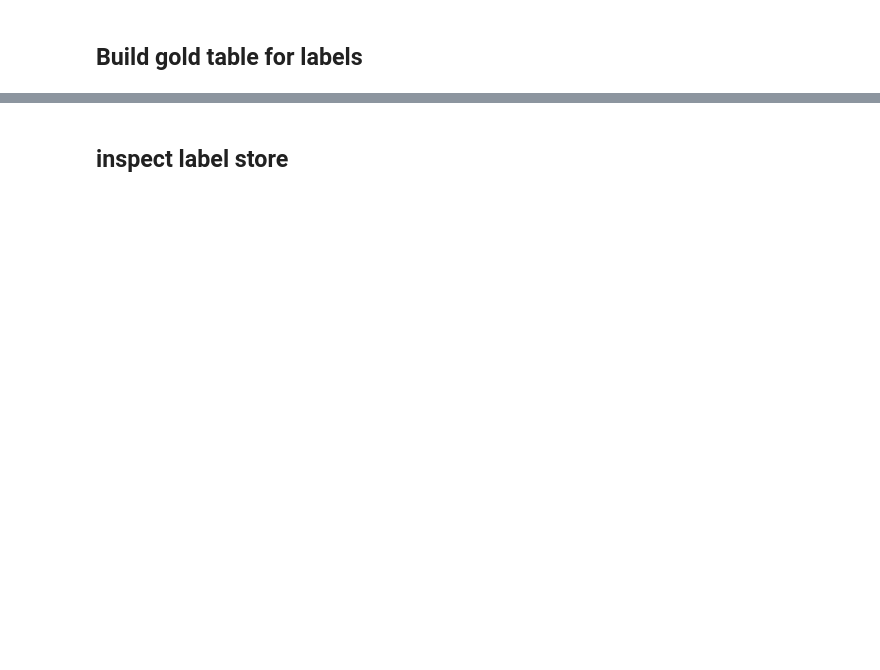
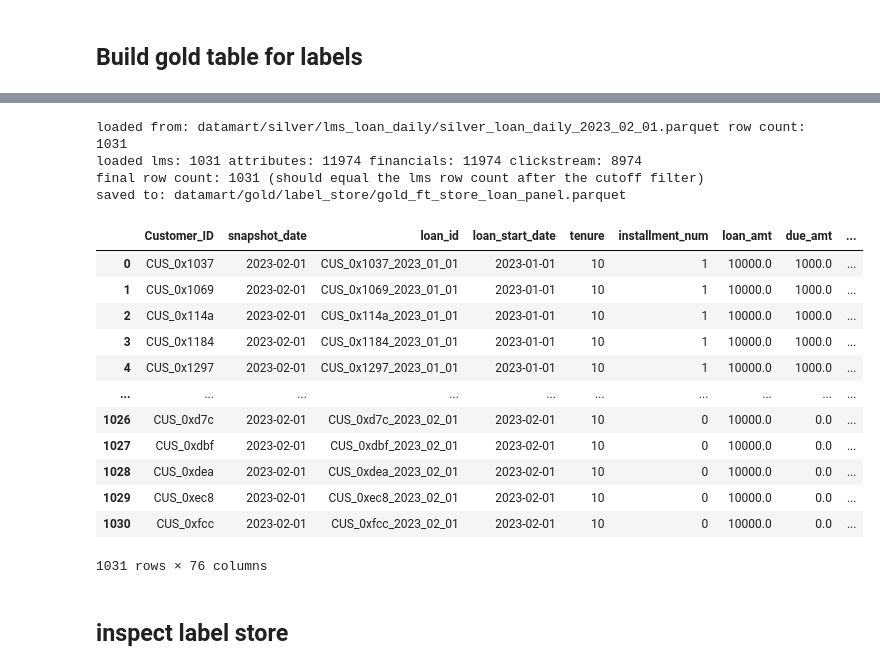
Before and after one commit to Hungthq/MLE_Assignment1, a Jupyter notebook: data_processing_main.ipynb, the cells around one changed output, grey strips where cells are left out. Drawn from its saved outputs; the diff is of its cells as text; code cells hidden in the pictures; blank space fills up the shorter version.

Commit message:
gold process v1

```diff
--- a/data_processing_main.ipynb
+++ b/data_processing_main.ipynb
@@ -43,7 +43,7 @@ spark.sparkContext.setLogLevel("ERROR")
 snapshot_date_str = "2023-01-01"
 
 start_date_str = "2023-01-01"
-end_date_str = "2024-12-01"
+end_date_str = "2023-03-01"
 # %%
 # generate list of dates to process
 def generate_first_of_month_dates(start_date_str, end_date_str):
@@ -448,4 +240,6 @@ if not os.path.exists(gold_label_store_directory):
 # %%
 # run gold backfill
 for date_str in dates_str_lst:
-    utils.data_processing_gold_table.process_labels_gold_table(date_str, silver_loan_daily_directory, gold_label_store_directory, spark, dpd = 30, mob = 6)
+    utils.data_processing_gold_table.process_gold_table(date_str, silver_lms_daily_directory, silver_attributes_daily_directory, silver_financials_daily_directory,
+                       silver_clickstream_daily_directory,
+                       gold_label_store_directory, spark, dpd=30, mob=6)
@@ -454,3 +288,24 @@ utils.data_processing_gold_table.process_labels_gold_table(date_str, silver_loan
+# %%
+utils.data_processing_gold_table.process_gold_table("2023-02-01", silver_lms_daily_directory, silver_attributes_daily_directory, silver_financials_daily_directory,
+                       silver_clickstream_daily_directory, gold_label_store_directory, spark, dpd = 30, mob = 6).toPandas()
+# %% [output]
+loaded from: datamart/silver/lms_loan_daily/silver_loan_daily_2023_02_01.parquet row count: 1031
+loaded lms: 1031 attributes: 11974 financials: 11974 clickstream: 8974
+final row count: 1031 (should equal the lms row count after the cutoff filter)
+saved to: datamart/gold/label_store/gold_ft_store_loan_panel.parquet
+|  | Customer_ID | snapshot_date | loan_id | loan_start_date | tenure | installment_num | loan_amt | due_amt | ... |
+| 0 | CUS_0x1037 | 2023-02-01 | CUS_0x1037_2023_01_01 | 2023-01-01 | 10 | 1 | 10000.0 | 1000.0 | ... |
+| 1 | CUS_0x1069 | 2023-02-01 | CUS_0x1069_2023_01_01 | 2023-01-01 | 10 | 1 | 10000.0 | 1000.0 | ... |
+| 2 | CUS_0x114a | 2023-02-01 | CUS_0x114a_2023_01_01 | 2023-01-01 | 10 | 1 | 10000.0 | 1000.0 | ... |
+| 3 | CUS_0x1184 | 2023-02-01 | CUS_0x1184_2023_01_01 | 2023-01-01 | 10 | 1 | 10000.0 | 1000.0 | ... |
+| 4 | CUS_0x1297 | 2023-02-01 | CUS_0x1297_2023_01_01 | 2023-01-01 | 10 | 1 | 10000.0 | 1000.0 | ... |
+| ... | ... | ... | ... | ... | ... | ... | ... | ... | ... |
+| 1026 | CUS_0xd7c | 2023-02-01 | CUS_0xd7c_2023_02_01 | 2023-02-01 | 10 | 0 | 10000.0 | 0.0 | ... |
+| 1027 | CUS_0xdbf | 2023-02-01 | CUS_0xdbf_2023_02_01 | 2023-02-01 | 10 | 0 | 10000.0 | 0.0 | ... |
+| 1028 | CUS_0xdea | 2023-02-01 | CUS_0xdea_2023_02_01 | 2023-02-01 | 10 | 0 | 10000.0 | 0.0 | ... |
+| 1029 | CUS_0xec8 | 2023-02-01 | CUS_0xec8_2023_02_01 | 2023-02-01 | 10 | 0 | 10000.0 | 0.0 | ... |
+| 1030 | CUS_0xfcc | 2023-02-01 | CUS_0xfcc_2023_02_01 | 2023-02-01 | 10 | 0 | 10000.0 | 0.0 | ... |
+1031 rows × 76 columns
 # %% [markdown]
 ## inspect label store
 # %%
```
Also changed, not shown: parts of 21 cells of this notebook, 37 other files.
